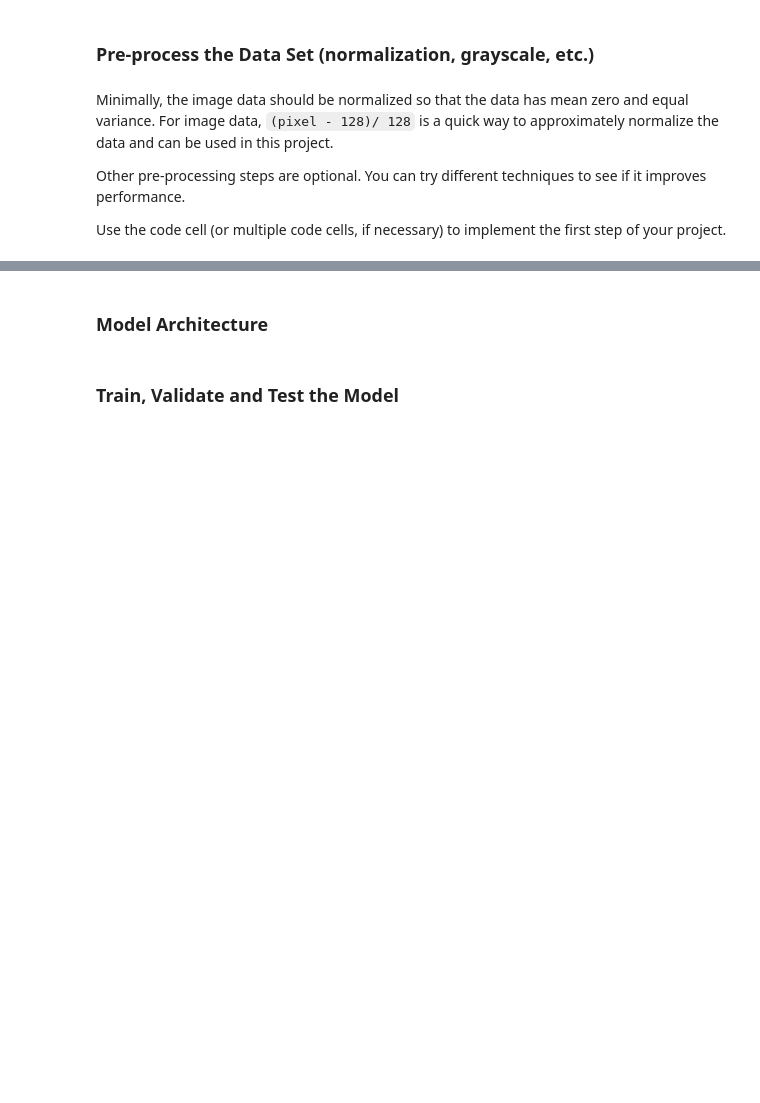
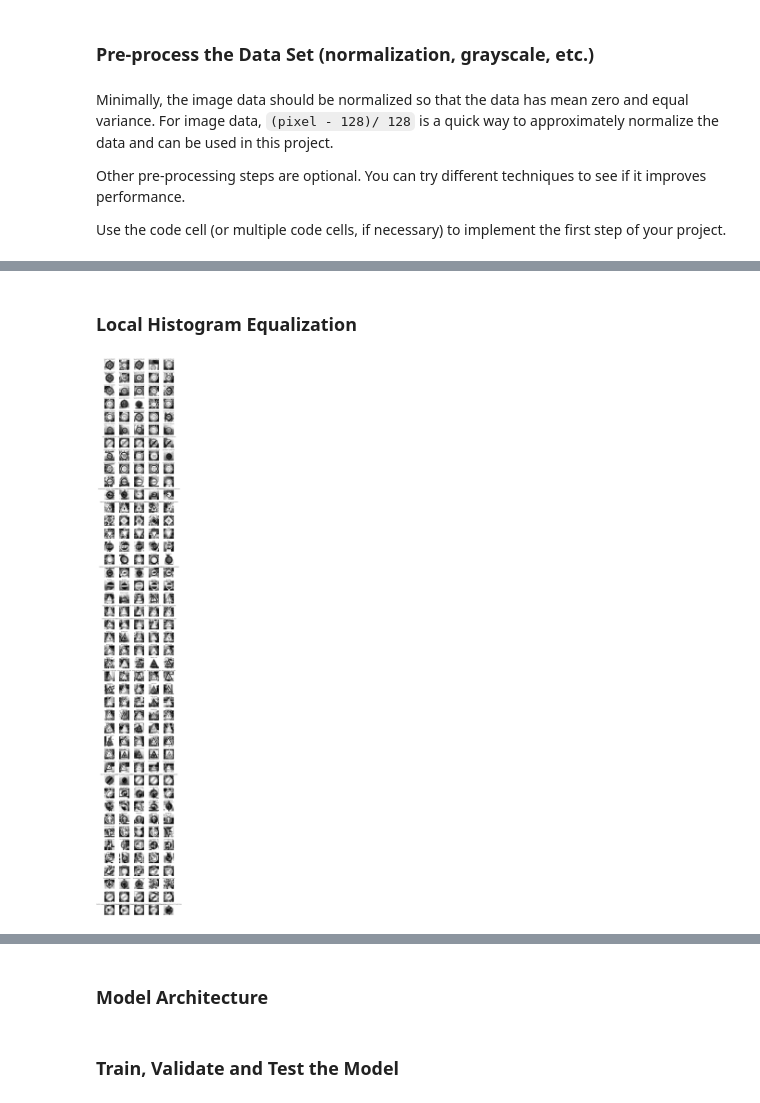
Before and after one commit to aboerzel/Traffic-Sign-Classifier, a Jupyter notebook: Traffic_Sign_Classifier.ipynb, the cells around one changed output, grey strips where cells are left out. Saved outputs shown, nothing was run; the diff lists cells and outputs as text; code cells hidden in the pictures; blank space fills up the shorter version.

```diff
--- a/Traffic_Sign_Classifier.ipynb
+++ b/Traffic_Sign_Classifier.ipynb
@@ -160,0 +234,20 @@ Use the code cell (or multiple code cells, if necessary) to implement the first
+# %% [markdown]
+###  Local Histogram Equalization
+# %%
+import skimage.morphology as morp
+from skimage.filters import rank
+
+# apply local histogram equalization
+def local_histogram_equalization(image):
+    kernel = morp.disk(30)
+    img_local = rank.equalize(image, selem=kernel)
+    return img_local
+
+
+X_train = np.array(list(map(local_histogram_equalization, X_train)))
+X_valid = np.array(list(map(local_histogram_equalization, X_valid)))
+X_test = np.array(list(map(local_histogram_equalization, X_test)))
+
+show_dataset(X_train, y_train, sign_names)
+# %% [output]
+[figure, added]
```
Also changed, not shown: parts of 9 cells of this notebook.
